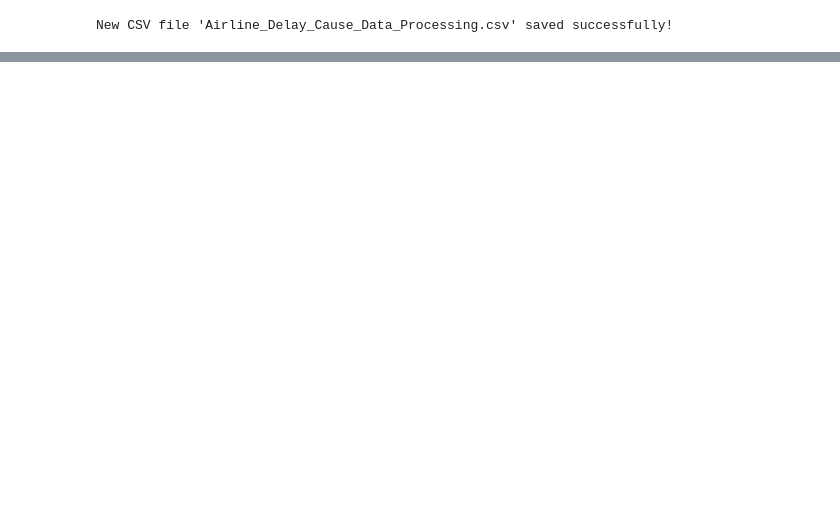
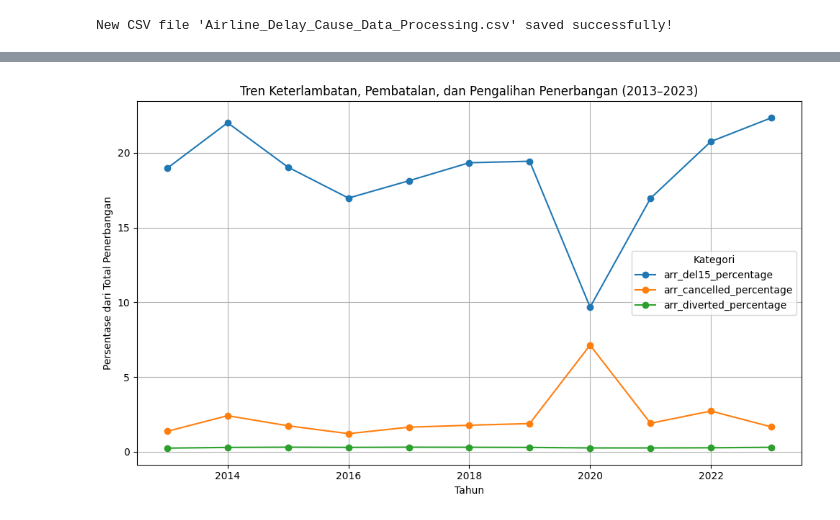
Before and after one commit to jasonrivalino/IF4061_StaticData_USAirlineDelay, a Jupyter notebook: airline_data_EDA.ipynb, the cells around one changed output, grey strips where cells are left out. Saved outputs shown, nothing was run; the diff lists cells and outputs as text; code cells hidden in the pictures; blank space fills up the shorter version.

```diff
--- a/airline_data_EDA.ipynb
+++ b/airline_data_EDA.ipynb
@@ -106,0 +157,13 @@ New CSV file 'Airline_Delay_Cause_Data_Processing.csv' saved successfully!
+# %%
+summary = airline_data.groupby("year")[["arr_del15_percentage", "arr_cancelled_percentage", "arr_diverted_percentage"]].mean()
+
+summary.plot(figsize=(10, 6), marker='o')
+plt.title("Tren Keterlambatan, Pembatalan, dan Pengalihan Penerbangan (2013–2023)")
+plt.ylabel("Persentase dari Total Penerbangan")
+plt.xlabel("Tahun")
+plt.legend(title="Kategori")
+plt.grid(True)
+plt.tight_layout()
+plt.show()
+# %% [output]
+[figure, added]
```
Also changed, not shown: parts of 12 cells of this notebook, 1 other file.
